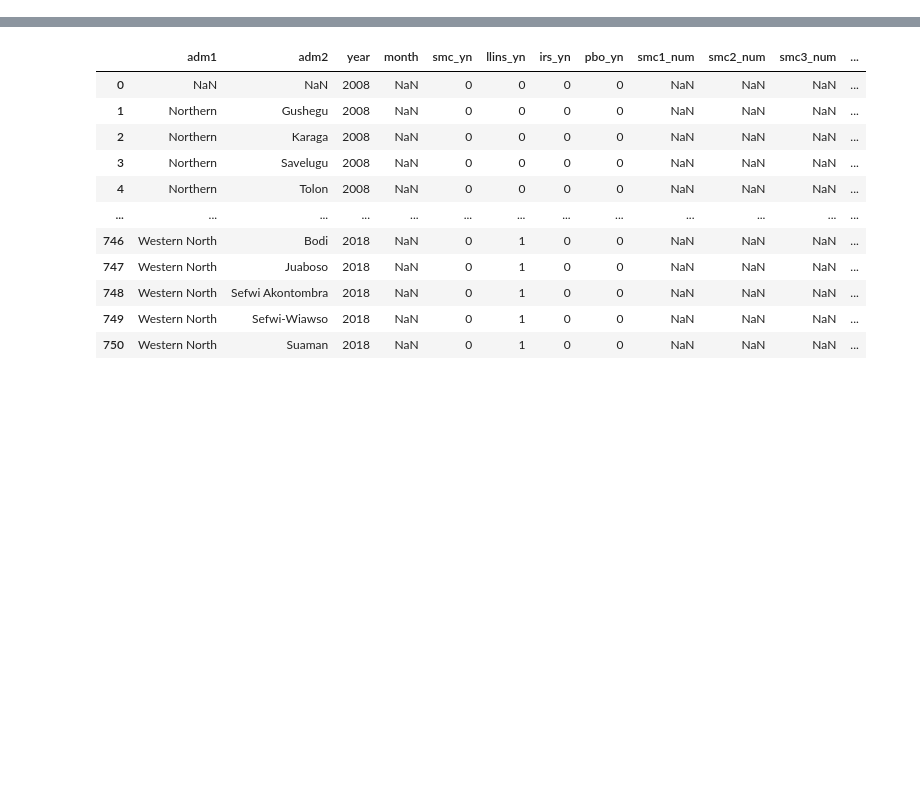
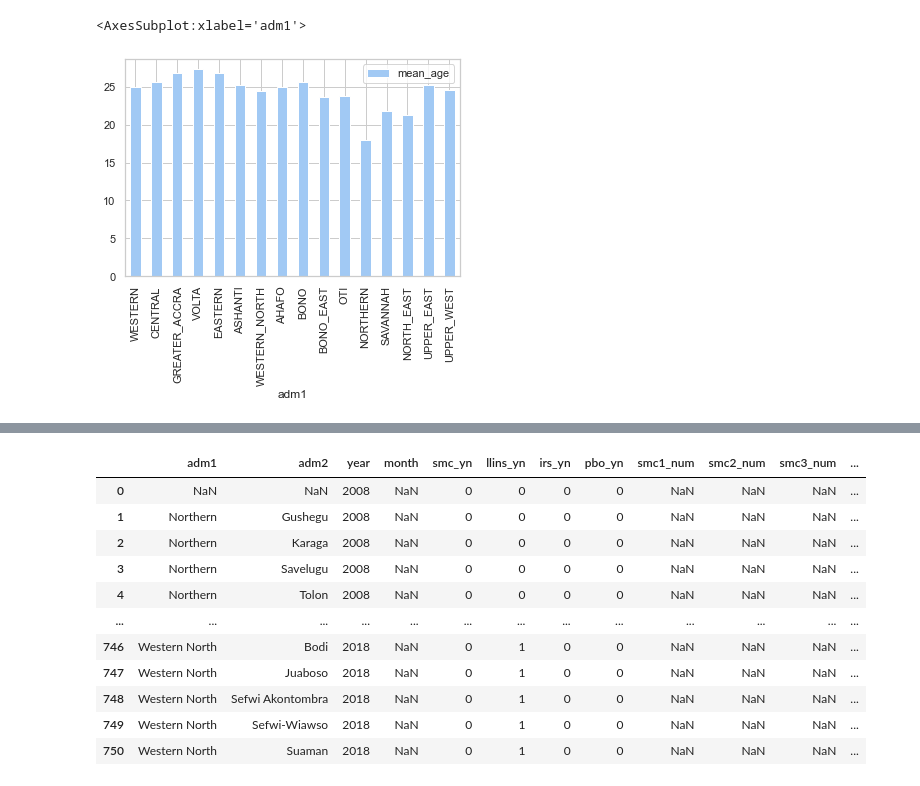
Before and after one commit to sepmein/mBench, a Jupyter notebook: GHA_data_preparation.ipynb, the cells around one changed output, grey strips where cells are left out. Drawn from its saved outputs; the diff is of its cells as text; code cells hidden in the pictures; blank space fills up the shorter version.

Commit message:
reformatted the ipython notebook

```diff
--- a/GHA_data_preparation.ipynb
+++ b/GHA_data_preparation.ipynb
@@ -709,0 +131,9 @@ TODO
+# %%
+# index
+gha_demographic_adm1_2020_phc = pd.read_excel(
+    "../Data/GHA/Demographic/2021_PHC/2021 PHC summary.xlsx"
+)
+gha_demographic_adm1_2020_mean = gha_demographic_adm1_2020_phc[["region", "mean_age"]]
+gha_demographic_adm1_2020_mean = adm1_name_reformat(
+    df=gha_demographic_adm1_2020_mean, original_column_name="region"
+)
@@ -709,0 +342,54 @@ TODO
+# %%
+gha_demographic_adm1_2020_population_total = gha_demographic_adm1_raw_data_2020.sum(
+    axis=1
+)
+gha_demographic_adm1_2020_population_median = (
+    gha_demographic_adm1_2020_population_total / 2
+)
+# expand columns, each column = to cumsum the previous columns
+gha_demographic_adm1_2020_population_expanding = (
+    gha_demographic_adm1_raw_data_2020.expanding(axis=1).sum()
+)
+# expanded columns - median, the first non negative column is where median
+gha_demographic_adm1_2020_raw_subtract_median = (
+    gha_demographic_adm1_2020_population_expanding.subtract(
+        gha_demographic_adm1_2020_population_median, axis=0
+    )
+)
+# get ratio in groups
+# check the answer here
+# https://stackoverflow.com/questions/38467749/find-first-non-zero-value-in-each-row-of-pandas-dataframe/38468180
+gha_demographic_adm1_2020_median_ratio = (
+    gha_demographic_adm1_2020_raw_subtract_median.where(
+        gha_demographic_adm1_2020_raw_subtract_median > 0
+    )
+    / gha_demographic_adm1_raw_data_2020
+)
+gha_demographic_adm1_2020_median_ratio = (
+    gha_demographic_adm1_2020_median_ratio.bfill(1).iloc[:, 0] * 4
+)
+# get group labels
+gha_demographic_adm1_2020_median_group_value = (
+    gha_demographic_adm1_raw_data_2020 - gha_demographic_adm1_2020_population_expanding
+)
+gha_demographic_adm1_median_group_labels = (
+    gha_demographic_adm1_2020_raw_subtract_median > 0
+).idxmax(axis=1)
+# get first two string as the start of age group
+gha_demographic_adm1_median_group_labels = (
+    gha_demographic_adm1_median_group_labels.apply(lambda x: float(x[1:3]))
+)
+# add age group with ratio
+gha_demographic_adm1_2020_median = (
+    gha_demographic_adm1_median_group_labels + gha_demographic_adm1_2020_median_ratio
+)
+
+gha_demographic_adm1_2020_median
+
+gha_demographic_adm1_2020_mean
+
+# plotting
+gha_demographic_adm1_2020_mean.plot.bar()
+# %% [output]
+<AxesSubplot:xlabel='adm1'>
+[figure, added]
```
Also changed, not shown: parts of 87 cells of this notebook.
